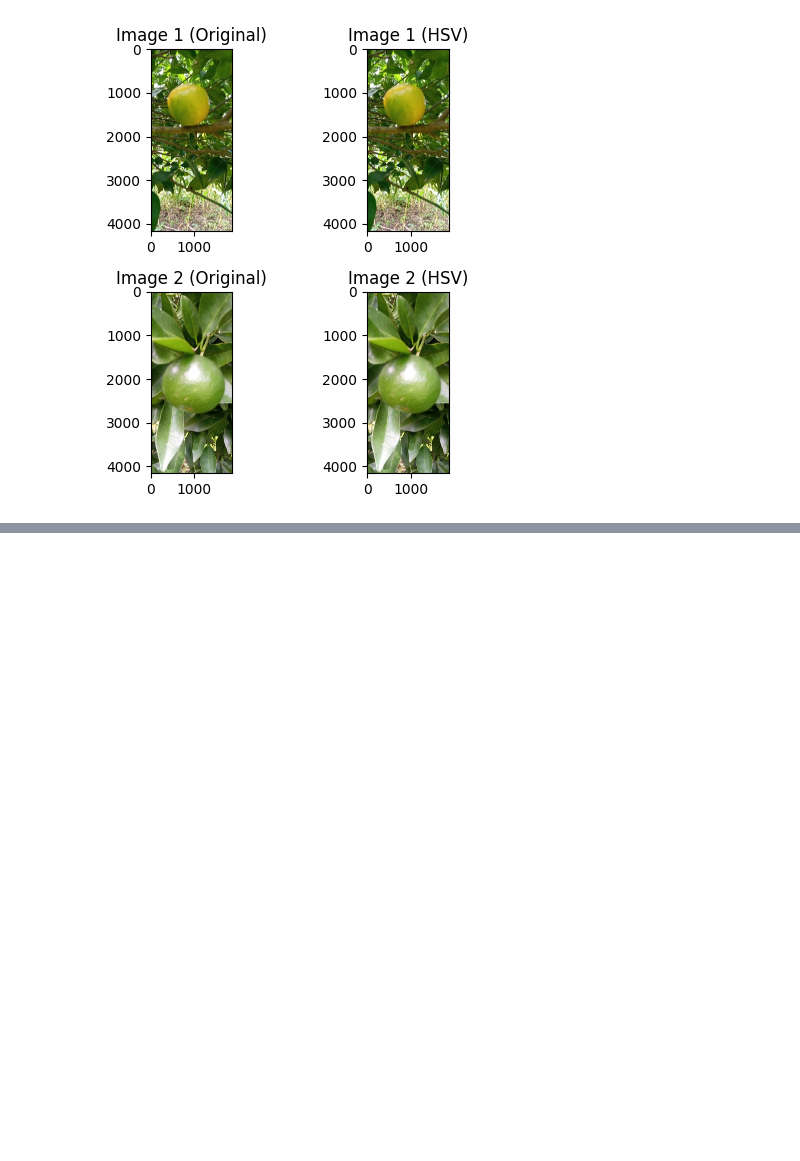
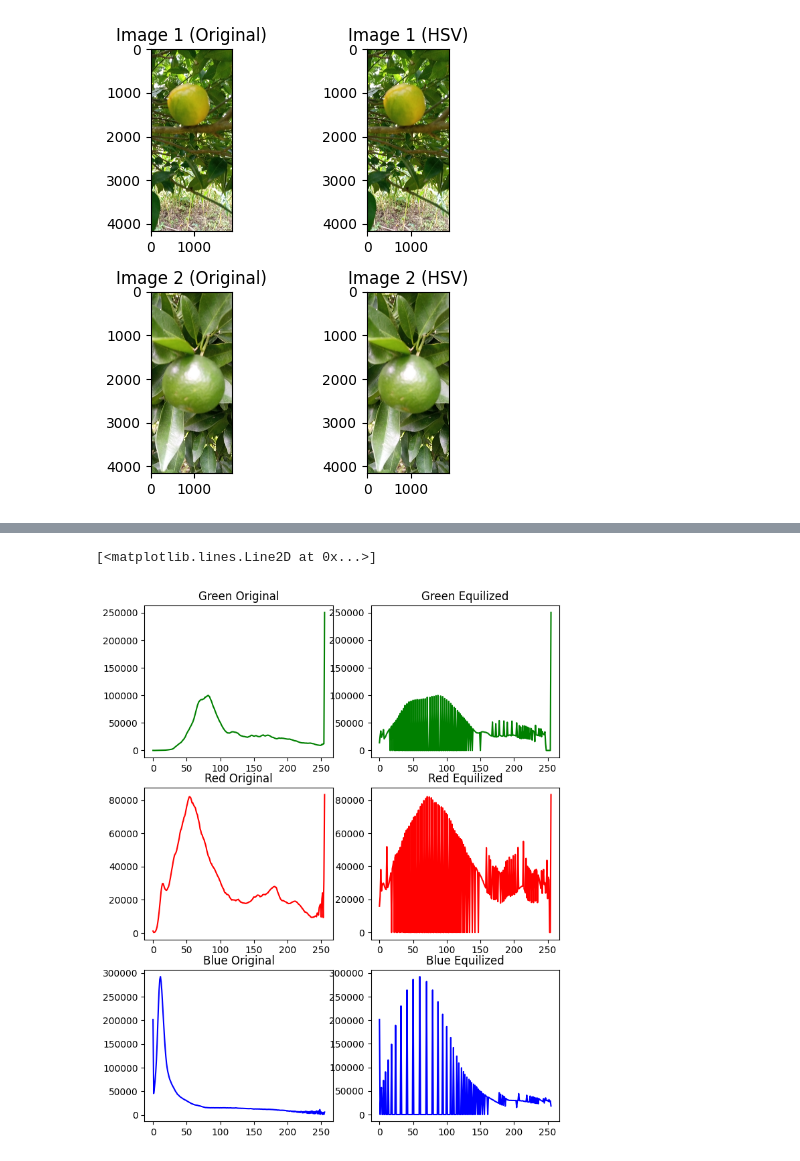
Before and after one commit to iamdurga/Orange-Dataset-Segmentation, a Jupyter notebook: Fundamental_of_imageprocessing.ipynb, the cells around one changed output, grey strips where cells are left out. Cells and saved outputs as stored; diff of their text form; code cells hidden in the pictures; blank space fills up the shorter version.

```diff
--- a/Fundamental_of_imageprocessing.ipynb
+++ b/Fundamental_of_imageprocessing.ipynb
@@ -222,0 +341,40 @@ plot_images_in_hsv(img_path1, img_path2)
+# %%
+
+
+B_histo = cv2.calcHist([b_equi],[0], None, [256], [0,256])
+G_histo = cv2.calcHist([g_equi],[0], None, [256], [0,256])
+R_histo = cv2.calcHist([r_equi],[0], None, [256], [0,256])
+
+BO_histo = cv2.calcHist([image],[0], None, [256], [0,256])
+GO_histo = cv2.calcHist([image],[1], None, [256], [0,256])
+RO_histo = cv2.calcHist([image],[2], None, [256], [0,256])
+
+
+plt.figure(figsize=(8,10), )
+
+plt.subplot(3, 2, 1)
+plt.title("Green Original")
+plt.plot(GO_histo, 'g')
+
+plt.subplot(3, 2, 2)
+plt.title("Green Equilized")
+plt.plot(G_histo, 'g')
+
+plt.subplot(3, 2, 3)
+plt.title("Red Original")
+plt.plot(RO_histo, 'r')
+
+plt.subplot(3, 2, 4)
+plt.title("Red Equilized")
+plt.plot(R_histo, 'r')
+
+plt.subplot(3, 2, 5)
+plt.title("Blue Original")
+plt.plot(BO_histo, 'b')
+
+plt.subplot(3, 2, 6)
+plt.title("Blue Equilized")
+plt.plot(B_histo, 'b')
+# %% [output]
+[<matplotlib.lines.Line2D at 0x...>]
+[figure, added]
```
Also changed, not shown: parts of 7 cells of this notebook.
